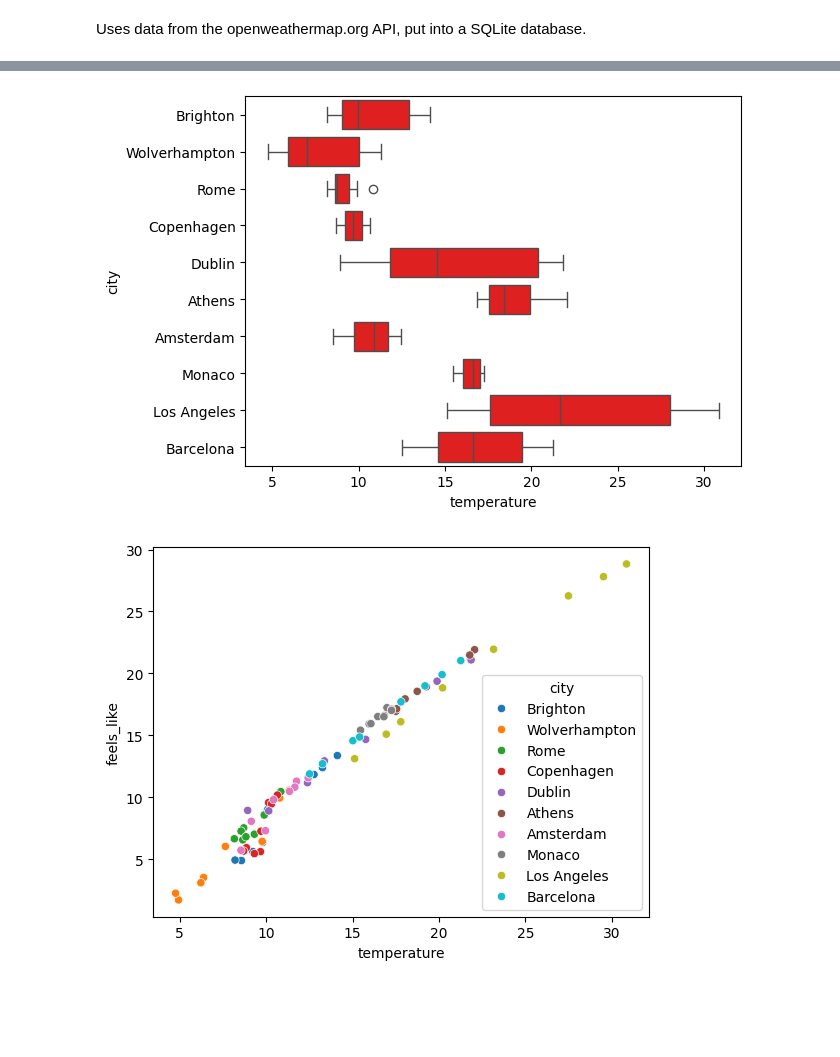
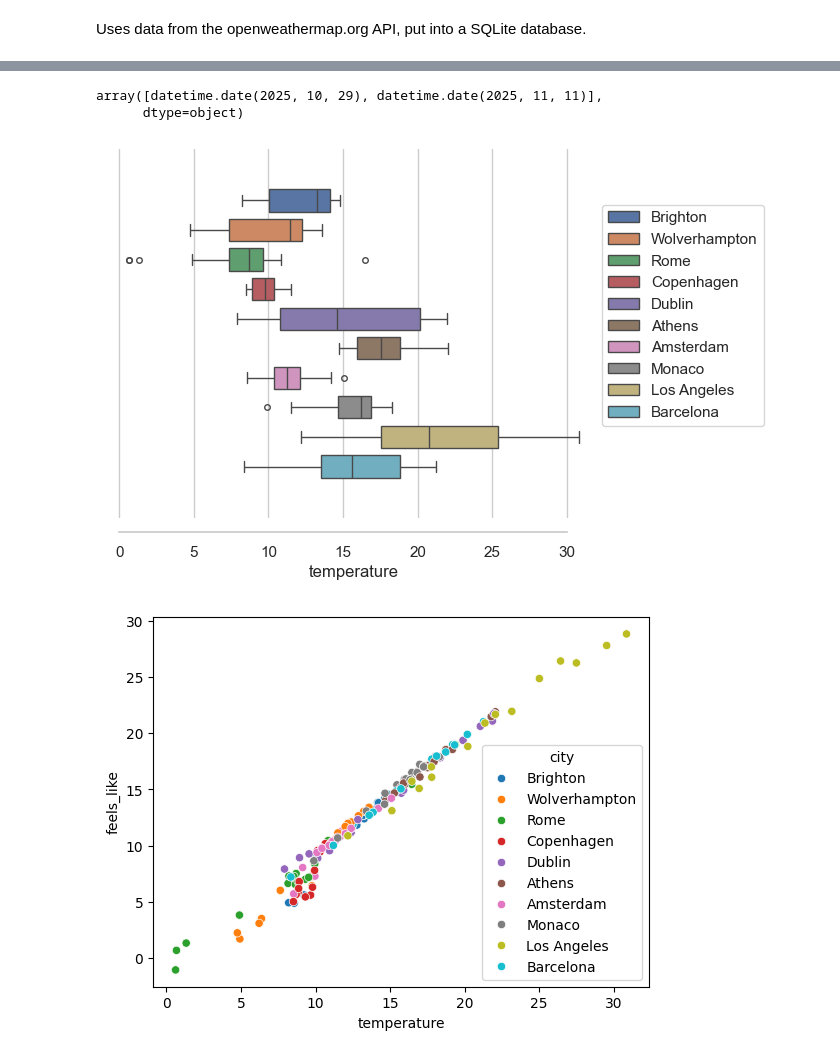
Before and after one commit to manvirmoore/projects, a Jupyter notebook: weather/weather_visuals.ipynb, the cells around one changed output, grey strips where cells are left out. Cells and saved outputs as stored; diff of their text form; code cells hidden in the pictures; blank space fills up the shorter version.

Commit message:
added more data

```diff
--- a/weather/weather_visuals.ipynb
+++ b/weather/weather_visuals.ipynb
@@ -20,14 +20,31 @@ df.head()
 | 2 | 2025-10-30 03:00:00 | Brighton | 8.57 | 4.88 | 7.76 | 79.0 | clear sky | 2025-10-29 18:50:25 |
 | 3 | 2025-10-30 06:00:00 | Brighton | 8.20 | 4.92 | 6.11 | 76.0 | few clouds | 2025-10-29 18:50:25 |
 | 4 | 2025-10-30 09:00:00 | Brighton | 10.09 | 9.01 | 5.17 | 71.0 | scattered clouds | 2025-10-29 18:50:25 |
+# %%
+from datetime import datetime
+df['timestamp'] = pd.to_datetime(df['timestamp'])
+df['forecast_time'] = pd.to_datetime(df['forecast_time'])
+# %%
+df['timestamp'].dt.date.unique()
+# %% [output]
+array([datetime.date(2025, 10, 29), datetime.date(2025, 11, 11)],
+      dtype=object)
 # %%
 import matplotlib.pyplot as plt
 import seaborn as sns
 # %%
-sns.boxplot(y='city', x='temperature', data=df, color='red');
+sns.set_theme(style="whitegrid", font='sans-serif', font_scale=1, color_codes=True, palette='deep')
+sns.boxplot(hue='city',
+            gap=0.25,
+            fliersize=4,
+            x='temperature',
+            data=df)
+plt.legend(loc=(1,0.25))
+sns.despine(offset=10, trim=True);
+#plt.tight_layout;
 # %% [output]
-[figure, old version]
+[figure, new version]
 # %%
 sns.scatterplot(x='temperature', y='feels_like', data=df, hue='city');
 # %% [output]
-[figure, old version]
+[figure, new version]
```
Also changed, not shown: 2 other files.
